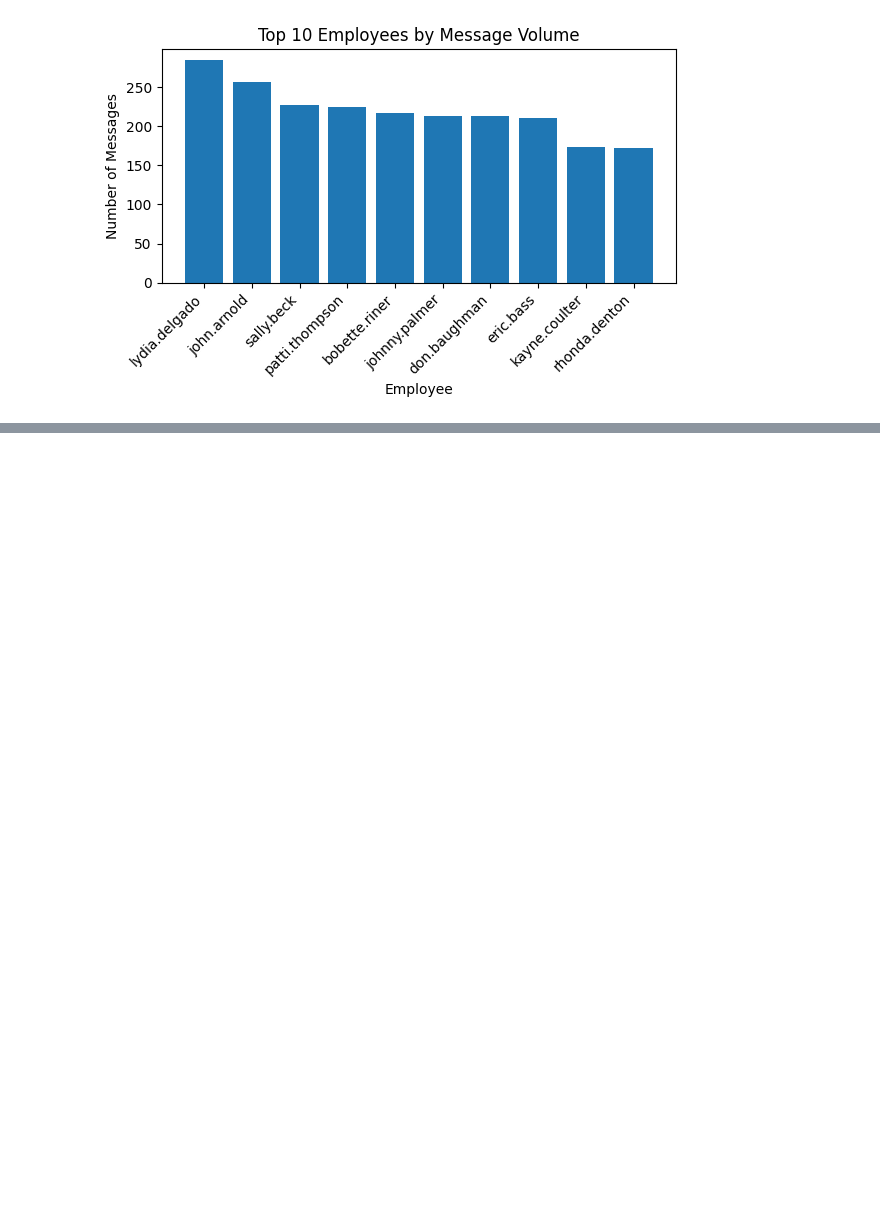
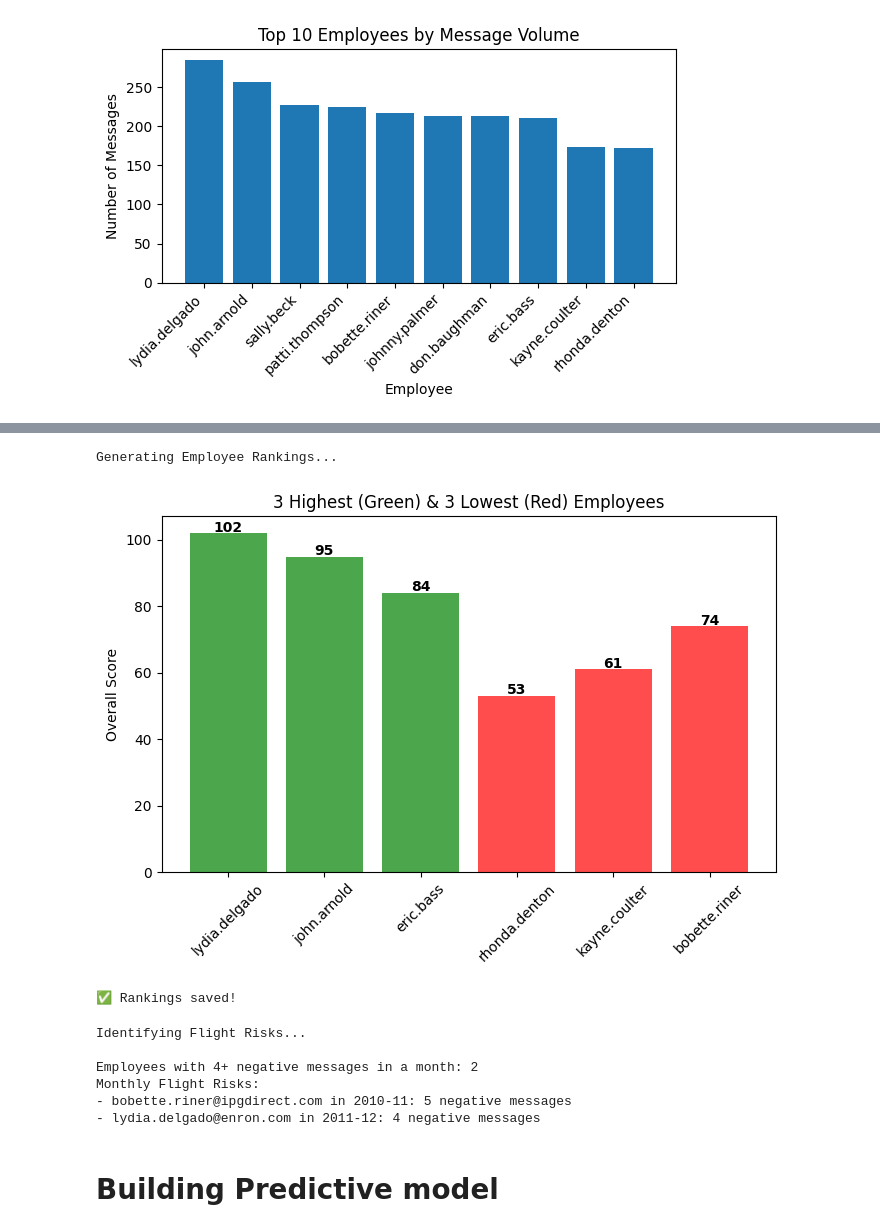
Before and after one commit to geniusdude1012/Employee-Sentiment-Analysis, a Jupyter notebook: notebooks/Sentiment_Analysis.ipynb, the cells around one changed output, grey strips where cells are left out. Saved outputs shown, nothing was run; the diff lists cells and outputs as text; code cells hidden in the pictures; blank space fills up the shorter version.

```diff
--- a/notebooks/Sentiment_Analysis.ipynb
+++ b/notebooks/Sentiment_Analysis.ipynb
@@ -181,0 +276,56 @@ plt.show()
+# %%
+print("Generating Employee Rankings...")
+
+# Calculate overall scores
+overall_scores = employee_monthly_scores.groupby('employee')['monthly_score'].sum()
+
+# Get top and bottom 3
+top_3 = overall_scores.nlargest(3)
+bottom_3 = overall_scores.nsmallest(3)
+
+# Combine for the chart
+all_scores = pd.concat([top_3, bottom_3])
+
+# Create the chart
+plt.figure(figsize=(7, 5))
+
+# Make only the lowest 3 red, highest 3 green
+colors = ['green', 'green', 'green', 'red', 'red', 'red']
+
+plt.bar(range(len(all_scores)), all_scores.values, color=colors, alpha=0.7)
+plt.title('3 Highest (Green) & 3 Lowest (Red) Employees')
+plt.ylabel('Overall Score')
+plt.xticks(range(len(all_scores)), [e.split('@')[0] for e in all_scores.index], rotation=45)
+
+# Add value labels
+for i, score in enumerate(all_scores.values):
+    plt.text(i, score + (0.5 if score > 0 else -1), f'{score}', ha='center', fontweight='bold')
+
+plt.tight_layout()
+plt.savefig('../visualization/employee_score_rankings.jpg', dpi=300, bbox_inches='tight')
+plt.show()
+
+print("✅ Rankings saved!")
+# %% [output]
+Generating Employee Rankings...
+[figure, added]
+✅ Rankings saved!
+# %%
+print("Identifying Flight Risks...")
+
+# Monthly-based flight risk
+monthly_flight_risks = employee_monthly_scores[employee_monthly_scores['negative_count'] >= 4]
+print(f"\nEmployees with 4+ negative messages in a month: {len(monthly_flight_risks)}")
+if not monthly_flight_risks.empty:
+    print("Monthly Flight Risks:")
+    for _, row in monthly_flight_risks.iterrows():
+        print(f"- {row['employee']} in {row['year_month']}: {row['negative_count']} negative messages")
+# %% [output]
+Identifying Flight Risks...
+
+Employees with 4+ negative messages in a month: 2
+Monthly Flight Risks:
+- bobette.riner@ipgdirect.com in 2010-11: 5 negative messages
+- lydia.delgado@enron.com in 2011-12: 4 negative messages
+# %% [markdown]
+# Building Predictive model
```
Also changed, not shown: parts of 12 cells of this notebook, 3 other files.
